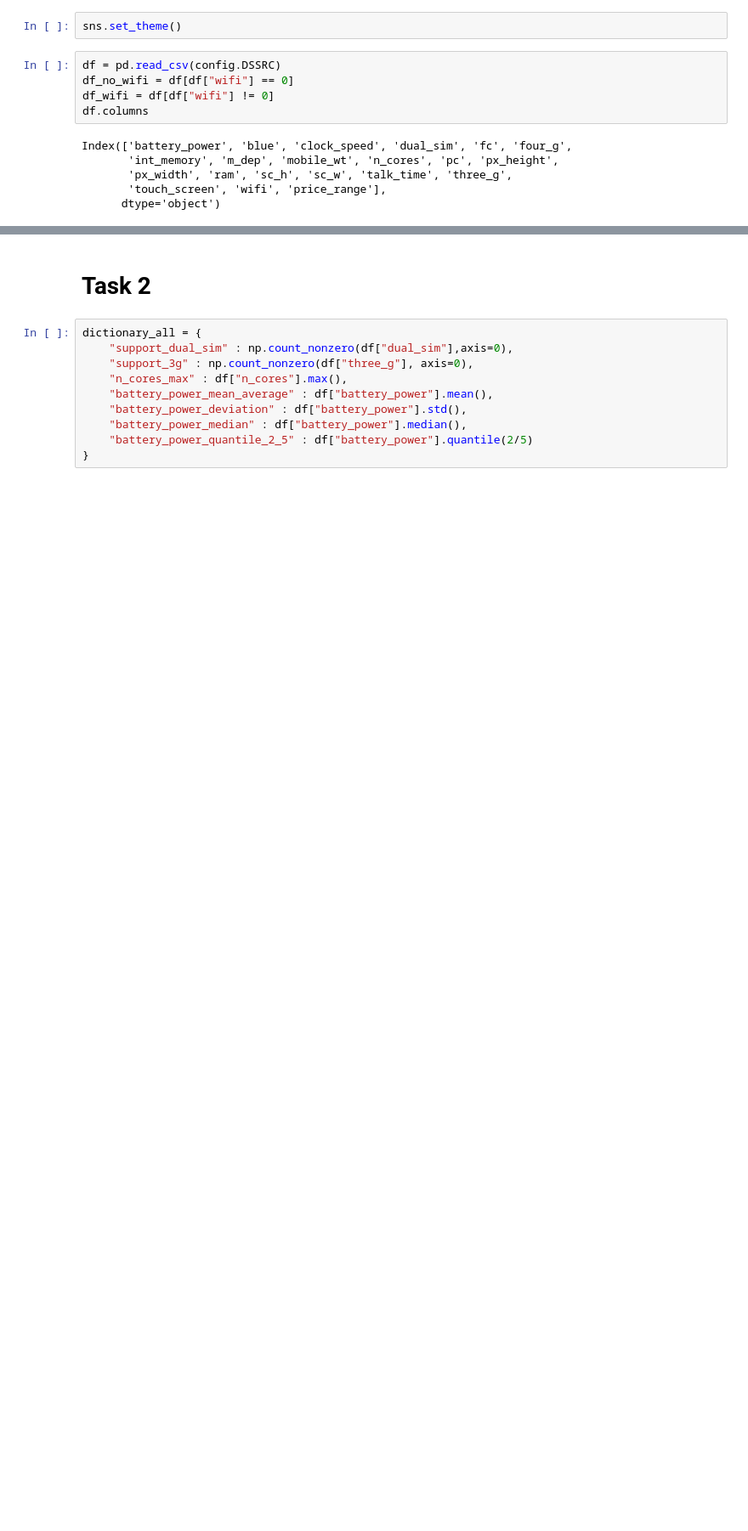
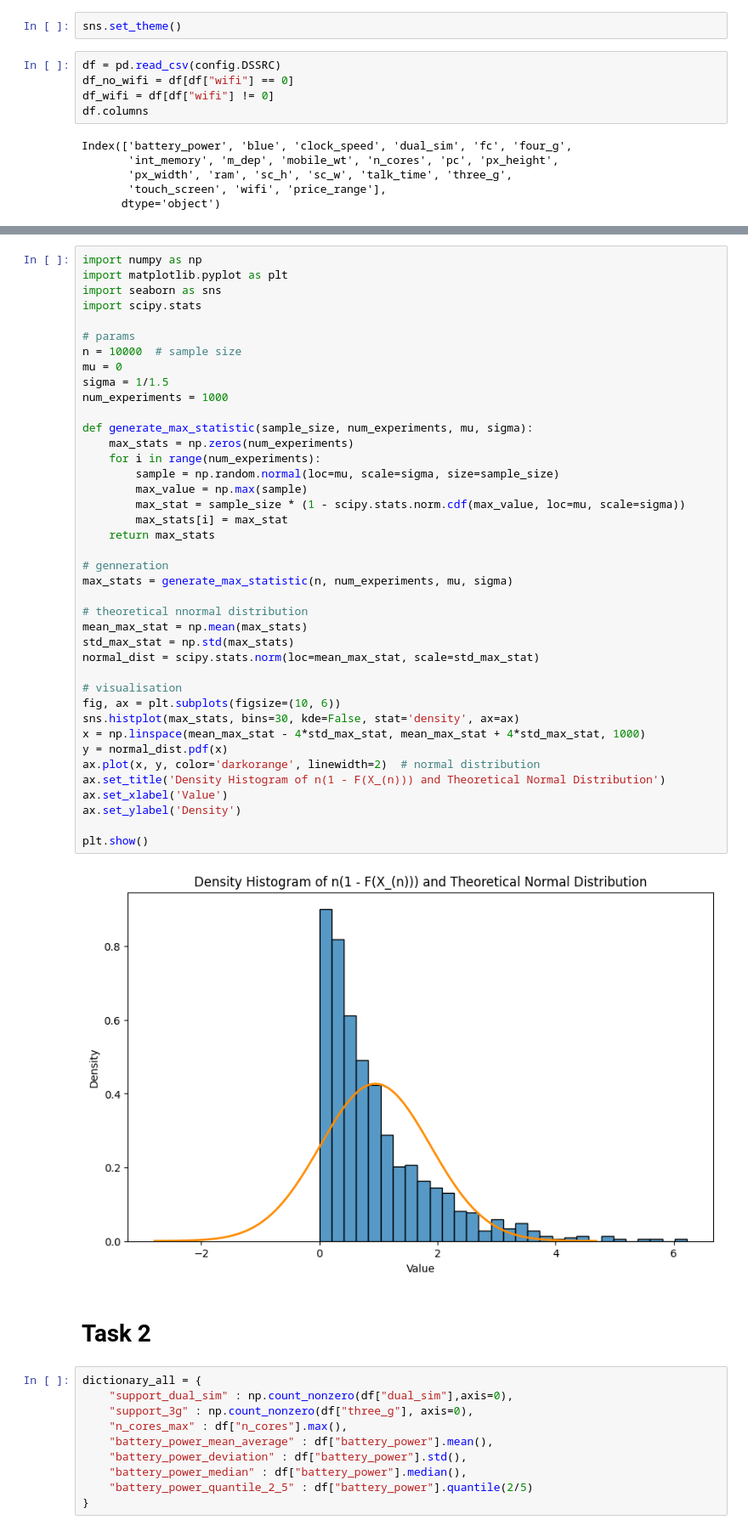
Before and after one commit to AntonSexov/statistics, a Jupyter notebook: lab_1/src/main.ipynb, the cells around one changed output, grey strips where cells are left out. Shown at 85% size. Cells and saved outputs as stored; diff of their text form; blank space fills up the shorter version.

```diff
--- a/lab_1/src/main.ipynb
+++ b/lab_1/src/main.ipynb
@@ -23,3 +119,45 @@ Index(['battery_power', 'blue', 'clock_speed', 'dual_sim', 'fc', 'four_g',
+# %%
+import numpy as np
+import matplotlib.pyplot as plt
+import seaborn as sns
+import scipy.stats
+
+# params
+n = 10000  # sample size
+mu = 0
+sigma = 1/1.5
+num_experiments = 1000
+
+def generate_max_statistic(sample_size, num_experiments, mu, sigma):
+    max_stats = np.zeros(num_experiments)
+    for i in range(num_experiments):
+        sample = np.random.normal(loc=mu, scale=sigma, size=sample_size)
+        max_value = np.max(sample)
+        max_stat = sample_size * (1 - scipy.stats.norm.cdf(max_value, loc=mu, scale=sigma))
+        max_stats[i] = max_stat
+    return max_stats
+
+# genneration
+max_stats = generate_max_statistic(n, num_experiments, mu, sigma)
+
+# theoretical nnormal distribution
+mean_max_stat = np.mean(max_stats)
+std_max_stat = np.std(max_stats)
+normal_dist = scipy.stats.norm(loc=mean_max_stat, scale=std_max_stat)
+
+# visualisation
+fig, ax = plt.subplots(figsize=(10, 6))
+sns.histplot(max_stats, bins=30, kde=False, stat='density', ax=ax)
+x = np.linspace(mean_max_stat - 4*std_max_stat, mean_max_stat + 4*std_max_stat, 1000)
+y = normal_dist.pdf(x)
+ax.plot(x, y, color='darkorange', linewidth=2)  # normal distribution
+ax.set_title('Density Histogram of n(1 - F(X_(n))) and Theoretical Normal Distribution')
+ax.set_xlabel('Value')
+ax.set_ylabel('Density')
+
+plt.show()
+# %% [output]
+[figure, added]
 # %% [markdown]
 # Task 2
 # %%
```
Also changed, not shown: parts of 3 cells of this notebook.
